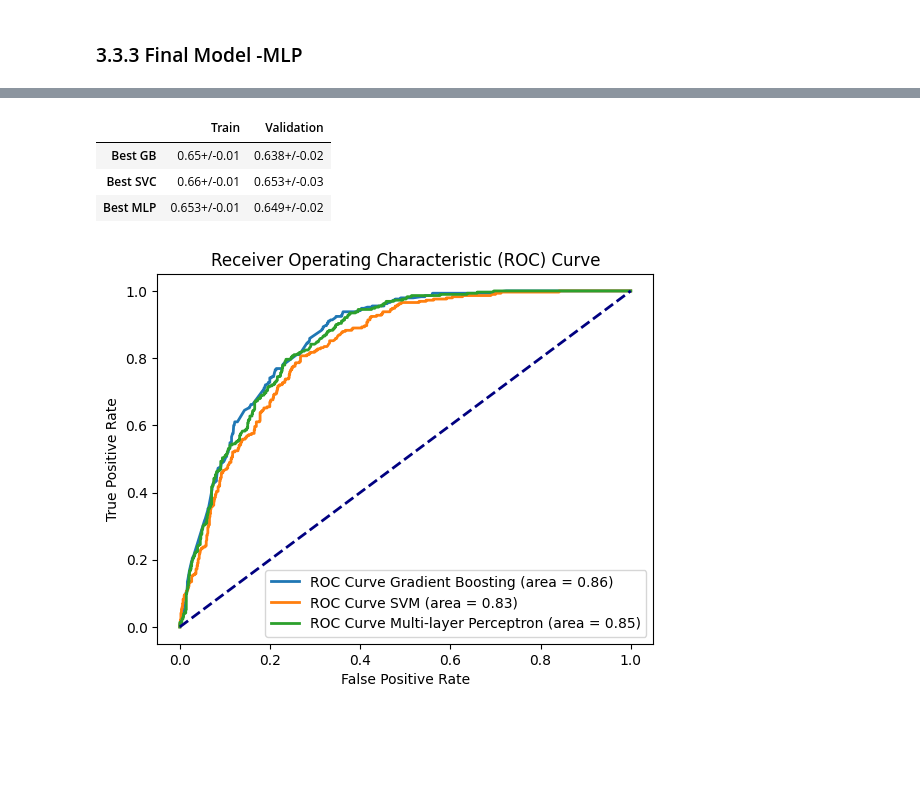
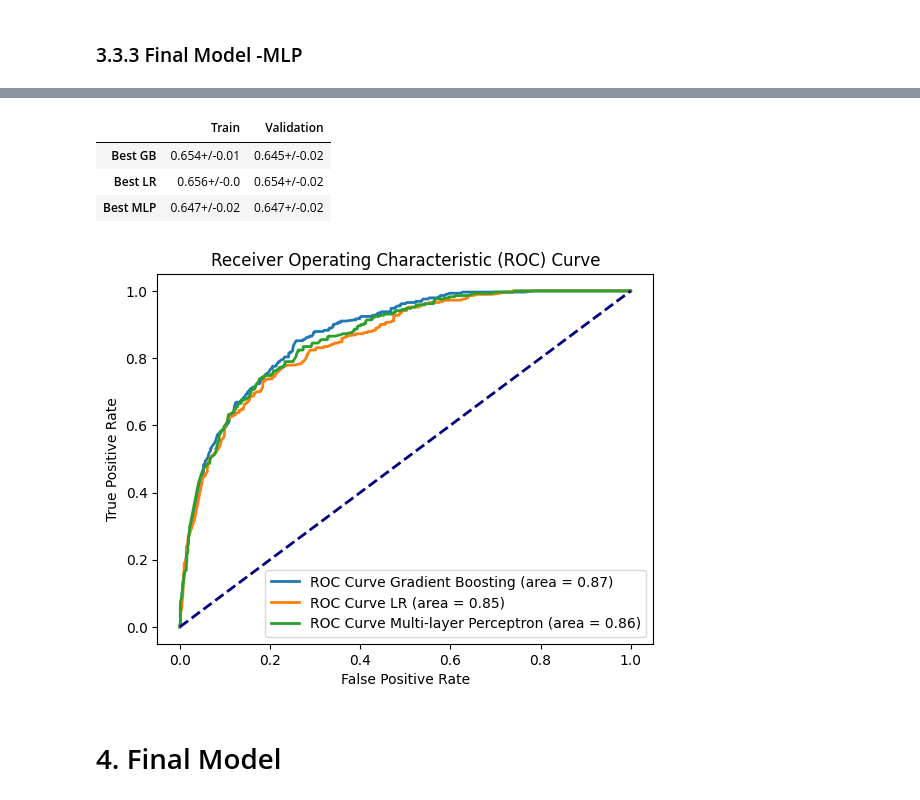
Before and after one commit to sarasustelosantos/bootcamp_group, a Jupyter notebook: 04_modelling.ipynb, the cells around one changed output, grey strips where cells are left out. Saved outputs shown, nothing was run; the diff lists cells and outputs as text; code cells hidden in the pictures; blank space fills up the shorter version.

Commit message:
Final model

```diff
--- a/04_modelling.ipynb
+++ b/04_modelling.ipynb
@@ -508,7 +509,7 @@ gb_model = GradientBoostingClassifier()
 parameter_grid = {
     'n_estimators': [80,100,120],
     'learning_rate': [0.2,0.3,0.4],
-    'max_depth': [2.5,2.7,3,3.1,3.2,4],
+    'max_depth': [3,3.1,2.9],
     'subsample': [0.5,0.6,0.4,0.3,0.7],
     'max_features': ['auto', 'sqrt', 'log2', None],
     'min_samples_split': [1,2,3,4,5],
@@ -626,17 +628,19 @@ results_rs_svc
 # %%
-# Create the Support Vector Classification (SVC) model (without specifying hyperparameters)
-model_SVC = SVC()
+
+
+# Create the Logistic Regression model (without specifying hyperparameters)
+model_logistic = LogisticRegression()
 
 # Define the parameter grid for grid search
 parameter_space_grid = {
-    'C': [1, 2, 3,4],
-    'gamma': [1e-4, 2e-4, 0.5e-4],
-    'kernel': ['linear', 'rbf', 'poly'],
+    'C': [1, 2, 3, 4],
+    'penalty': ['l1', 'l2', 'elasticnet', 'none'],
+    'solver': ['newton-cg', 'lbfgs', 'liblinear', 'sag', 'saga'],
     'class_weight': [None, 'balanced'],
 }
 
 # Create the GridSearchCV object
-grid_search = GridSearchCV(estimator=model_SVC, param_grid=parameter_space_grid,
+grid_search = GridSearchCV(estimator=model_logistic, param_grid=parameter_space_grid,
                            scoring='f1', cv=5)
 
 # Fit the GridSearchCV object to the data
@@ -646,15 +650,15 @@ grid_search.fit(X_train_total, y_train_total)  # Make sure X_total and y_total a
 print("Best Parameters: ", grid_search.best_params_)
 
 # Create a DataFrame to store the results
-results_gs_scv = pd.DataFrame(columns=['Parameter', 'Best Result'])
+results_gs_logistic = pd.DataFrame(columns=['Parameter', 'Best Result'])
 
 # Add the best parameters and scores to the DataFrame
 for param, value in grid_search.best_params_.items():
-    results_gs_scv = pd.concat([results_gs_scv, pd.DataFrame({'Parameter': [param], 'Best Result': [value]})])
+    results_gs_logistic = pd.concat([results_gs_logistic, pd.DataFrame({'Parameter': [param], 'Best Result': [value]})])
 
 # Add the best score to the DataFrame
-results_gs_scv = pd.concat([results_gs_scv, pd.DataFrame({'Parameter': ['Best Score'], 'Best Result': [grid_search.best_score_]})])
+results_gs_logistic = pd.concat([results_gs_logistic, pd.DataFrame({'Parameter': ['Best Score'], 'Best Result': [grid_search.best_score_]})])
 
 # Display the results DataFrame
-results_gs_scv
+results_gs_logistic
 # %% [output]
@@ -678,5 +674,15 @@ final_model_svc = SVC(
+# %%
+
+
+final_model_lr = LogisticRegression(
+    C=1,
+    penalty='l2',  # Choose 'l1', 'l2', 'elasticnet', or 'none' based on your preference
+    solver='newton-cg',  # Choose 'newton-cg', 'lbfgs', 'liblinear', 'sag', or 'saga' based on your preference
+    class_weight='balanced',
+    max_iter=2000,
+)
 # %%
-train_eval(final_model_svc)
+train_eval(final_model_lr)
 # %% [output]
 --- Training ---
 Accuracy:
@@ -854,49 +860,51 @@ def show_results(df, data, *args):
         count+=1
     return df
 # %%
-df_final_models = pd.DataFrame(columns = ['Train','Validation'], index = ['Best GB','Best SVC', 'Best MLP'])
-show_results(df_final_models, scenario3, final_model_gb, final_model_svc, final_model_mlp)
+df_final_models = pd.DataFrame(columns = ['Train','Validation'], index = ['Best GB','Best LR', 'Best MLP'])
+show_results(df_final_models, scenario3, final_model_gb, final_model_lr, final_model_mlp)
 # %% [output]
 |  | Train | Validation |
-| Best GB | 0.65+/-0.01 | 0.638+/-0.02 |
-| Best SVC | 0.66+/-0.01 | 0.653+/-0.03 |
-| Best MLP | 0.653+/-0.01 | 0.649+/-0.02 |
+| Best GB | 0.654+/-0.01 | 0.645+/-0.02 |
+| Best LR | 0.656+/-0.0 | 0.654+/-0.02 |
+| Best MLP | 0.647+/-0.02 | 0.647+/-0.02 |
 # %%
 import matplotlib.pyplot as plt
 from sklearn.metrics import roc_curve, auc
 from sklearn.model_selection import train_test_split
 
 
-models = [final_model_gb, final_model_svc, final_model_mlp]
-model_labels = ['Gradient Boosting', 'SVM', 'Multi-layer Perceptron']
+models = [final_model_gb, final_model_lr, final_model_mlp]
+model_labels = ['Gradient Boosting', 'LR', 'Multi-layer Perceptron']
 
 # Split data into training and validation sets
 X_train, X_val, y_train, y_val = train_test_split(X_train_total, y_train_total, test_size=0.2, random_state=42)
 
 # Create ROC curve for each model
 plt.figure()
 lw = 2
 
 for model, label in zip(models, model_labels):
     try:
         # Try using predict_proba
         y_score = model.predict_proba(X_val)[:, 1]
     except AttributeError:
         # If predict_proba is not available, use decision_function
         y_score = model.decision_function(X_val)
 
     # Compute ROC curve and ROC area
     fpr, tpr, _ = roc_curve(y_val, y_score)
     roc_auc = auc(fpr, tpr)
 
     # Plot ROC curve
     plt.plot(fpr, tpr, lw=lw, label='ROC Curve {} (area = {:.2f})'.format(label, roc_auc))
 
 plt.plot([0, 1], [0, 1], color='navy', lw=lw, linestyle='--')
 plt.xlabel('False Positive Rate')
 plt.ylabel('True Positive Rate')
 plt.title('Receiver Operating Characteristic (ROC) Curve')
 plt.legend(loc="lower right")
 plt.show()
 # %% [output]
-[figure, old version]
+[figure, new version]
+# %% [markdown]
+# 4. Final Model
```
Also changed, not shown: parts of 23 cells of this notebook.
